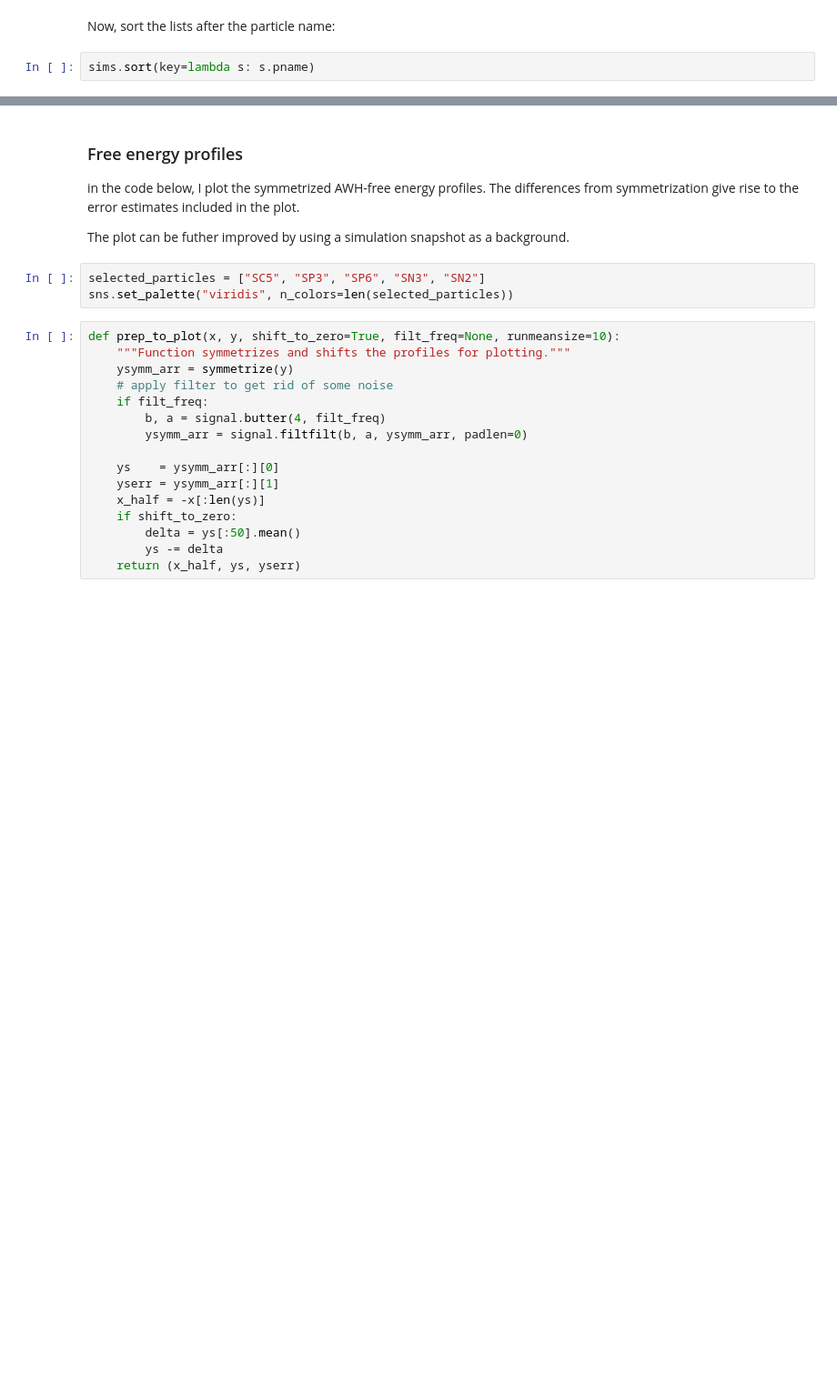
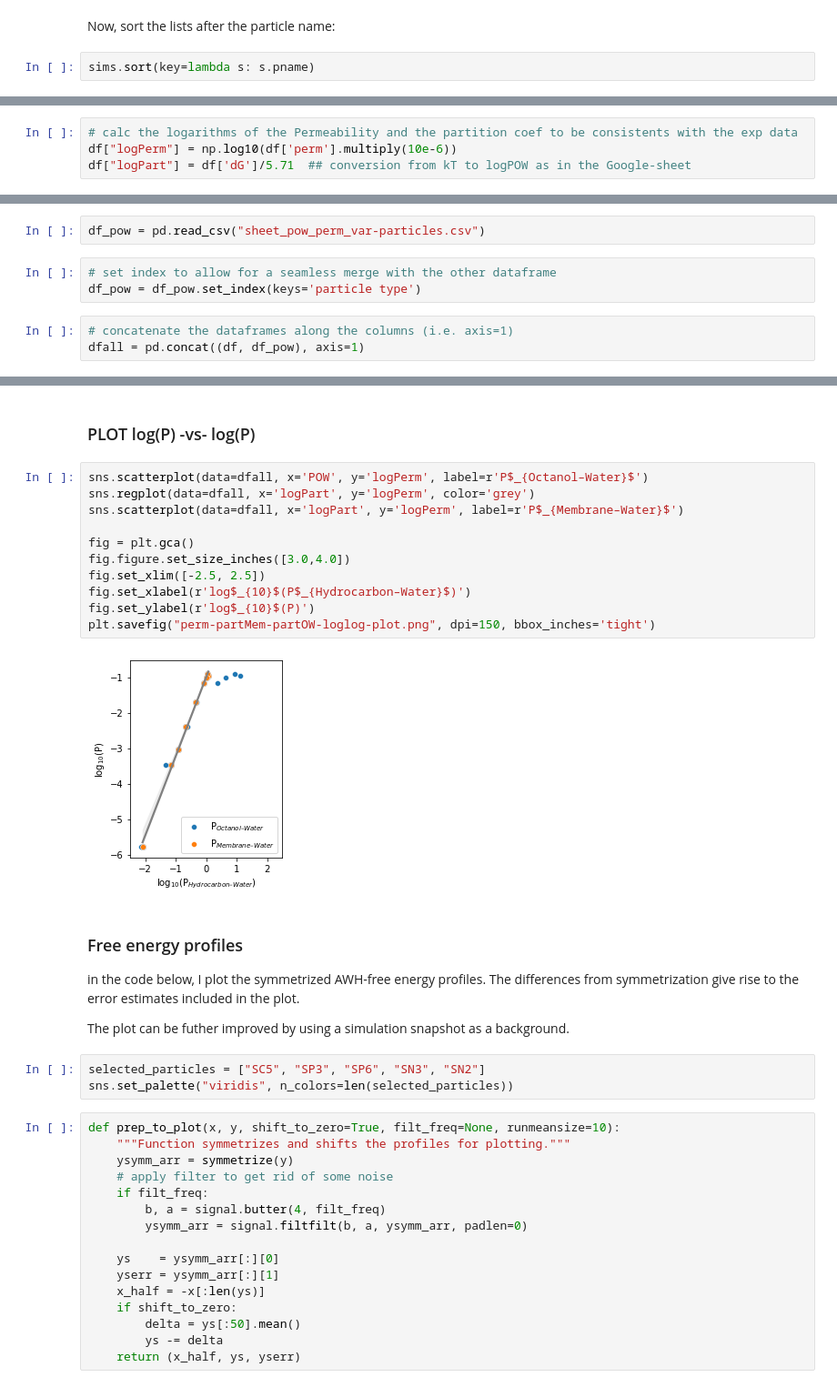
Before and after one commit to jmelcr/permeability, a Jupyter notebook: martini3/cholesterol00p_PC_variousTails_sims/saturation_DPPC-POPC_titration/perm_particle_EOLS/dopc-unsat_0-169_d_100/plot_awh_fric_profiles.ipynb, the cells around one changed output, grey strips where cells are left out. Shown at 91% size. Cells and saved outputs as stored; diff of their text form; blank space fills up the shorter version.

Commit message:
add loglog plot of Perm -vs- Part coef from membranes and octanol

```diff
--- a/martini3/cholesterol00p_PC_variousTails_sims/saturation_DPPC-POPC_titration/perm_particle_EOLS/dopc-unsat_0-169_d_100/plot_awh_fric_profiles.ipynb
+++ b/martini3/cholesterol00p_PC_variousTails_sims/saturation_DPPC-POPC_titration/perm_particle_EOLS/dopc-unsat_0-169_d_100/plot_awh_fric_profiles.ipynb
@@ -496,0 +530,4 @@ sims.sort(key=lambda s: s.pname)
+# %%
+# calc the logarithms of the Permeability and the partition coef to be consistents with the exp data
+df["logPerm"] = np.log10(df['perm'].multiply(10e-6))
+df["logPart"] = df['dG']/5.71  ## conversion from kT to logPOW as in the Google-sheet
@@ -496,0 +549,8 @@ sims.sort(key=lambda s: s.pname)
+# %%
+df_pow = pd.read_csv("sheet_pow_perm_var-particles.csv")
+# %%
+# set index to allow for a seamless merge with the other dataframe
+df_pow = df_pow.set_index(keys='particle type')
+# %%
+# concatenate the dataframes along the columns (i.e. axis=1)
+dfall = pd.concat((df, df_pow), axis=1)
@@ -497,3 +570,18 @@ sims.sort(key=lambda s: s.pname)
+# %% [markdown]
+### PLOT log(P) -vs- log(P)
+# %%
+sns.scatterplot(data=dfall, x='POW', y='logPerm', label=r'P$_{Octanol–Water}$')
+sns.regplot(data=dfall, x='logPart', y='logPerm', color='grey')
+sns.scatterplot(data=dfall, x='logPart', y='logPerm', label=r'P$_{Membrane–Water}$')
+
+fig = plt.gca()
+fig.figure.set_size_inches([3.0,4.0])
+fig.set_xlim([-2.5, 2.5])
+fig.set_xlabel(r'log$_{10}$(P$_{Hydrocarbon–Water}$)')
+fig.set_ylabel(r'log$_{10}$(P)')
+plt.savefig("perm-partMem-partOW-loglog-plot.png", dpi=150, bbox_inches='tight')
+# %% [output]
+[figure, added]
 # %% [markdown]
 ### Free energy profiles
 
```
Also changed, not shown: parts of 8 cells of this notebook, 1 other file.
